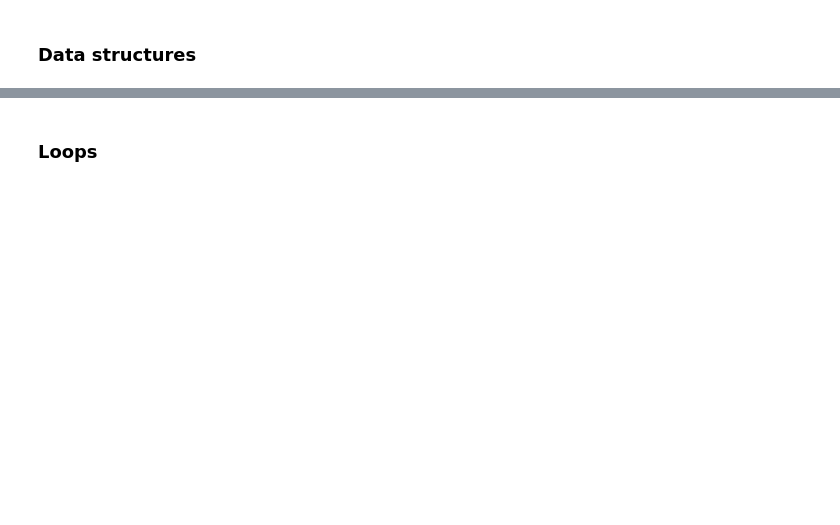
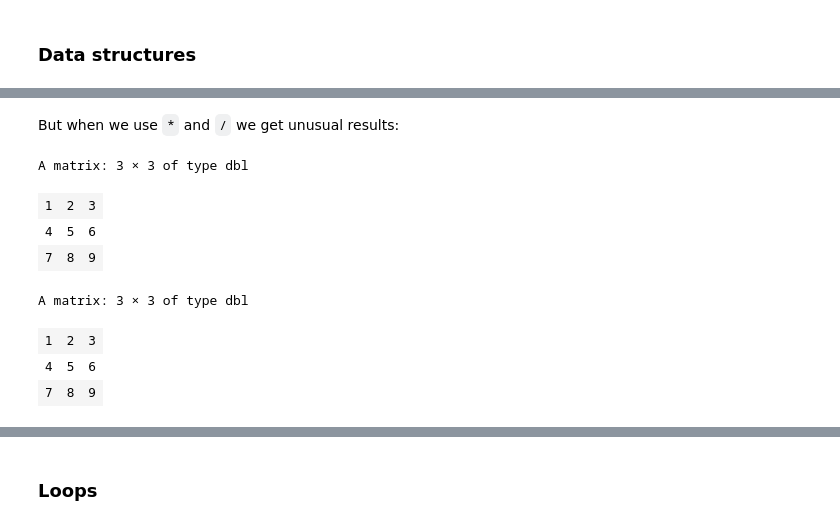
Before and after one commit to hands-on-econ/Hands-On-Econ, a Jupyter notebook: Michaelmas/Week 2. Getting Started with R.ipynb, the cells around one changed output, grey strips where cells are left out. Cells and saved outputs as stored; diff of their text form; code cells hidden in the pictures; blank space fills up the shorter version.

```diff
--- a/Michaelmas/Week 2. Getting Started with R.ipynb
+++ b/Michaelmas/Week 2. Getting Started with R.ipynb
@@ -147,0 +355,20 @@ then we would get an error because R doesn't know what `Hello World` means. When
+# %% [markdown]
+But when we use `*` and `/` we get unusual results:
+# %%
+M<-matrix(c(1,2,3,
+            4,5,6,
+            7,8,9), ncol=3, byrow=TRUE)
+N<-matrix(c(1,1,1,
+            1,1,1,
+            1,1,1), ncol=3, byrow=TRUE)
+M*N
+M/N
+# %% [output]
+A matrix: 3 × 3 of type dbl
+| 1 | 2 | 3 |
+| 4 | 5 | 6 |
+| 7 | 8 | 9 |
+A matrix: 3 × 3 of type dbl
+| 1 | 2 | 3 |
+| 4 | 5 | 6 |
+| 7 | 8 | 9 |
```
Also changed, not shown: parts of 101 cells of this notebook.
